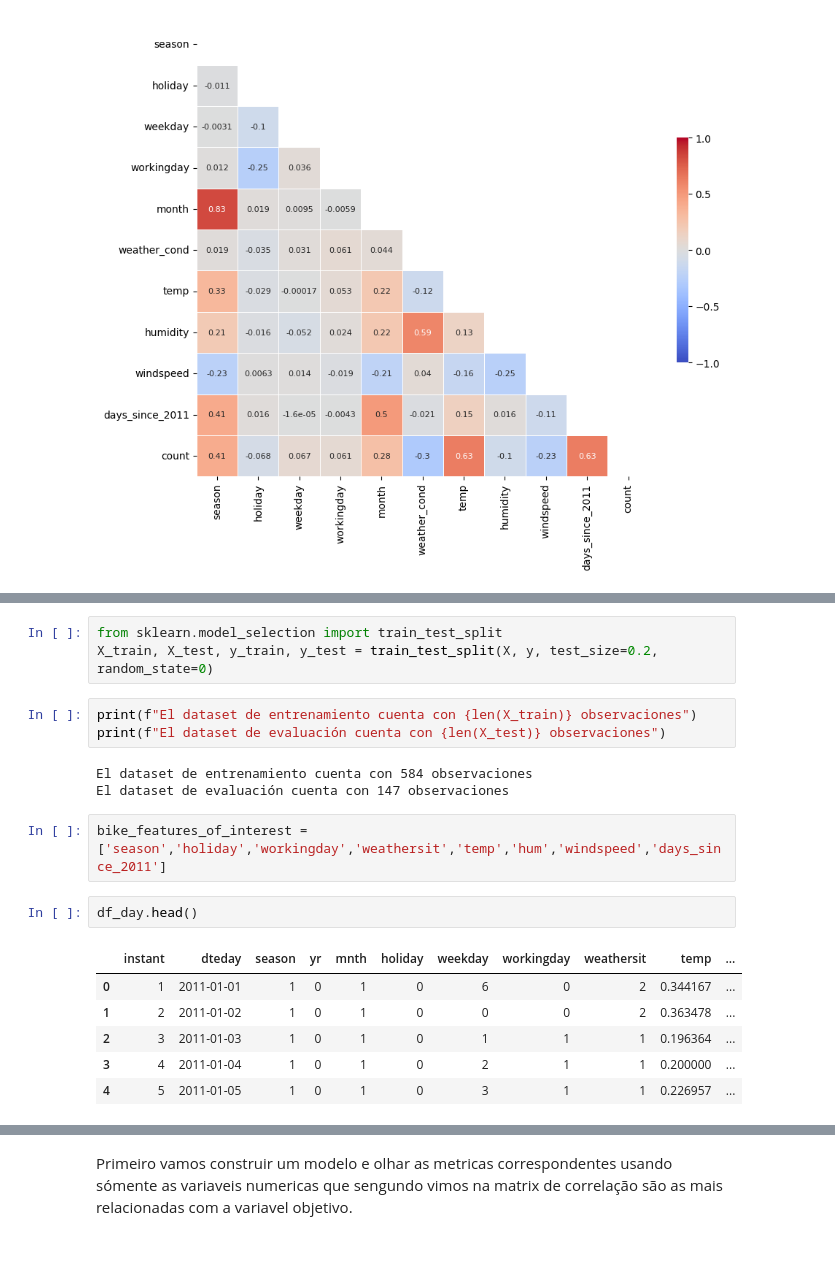
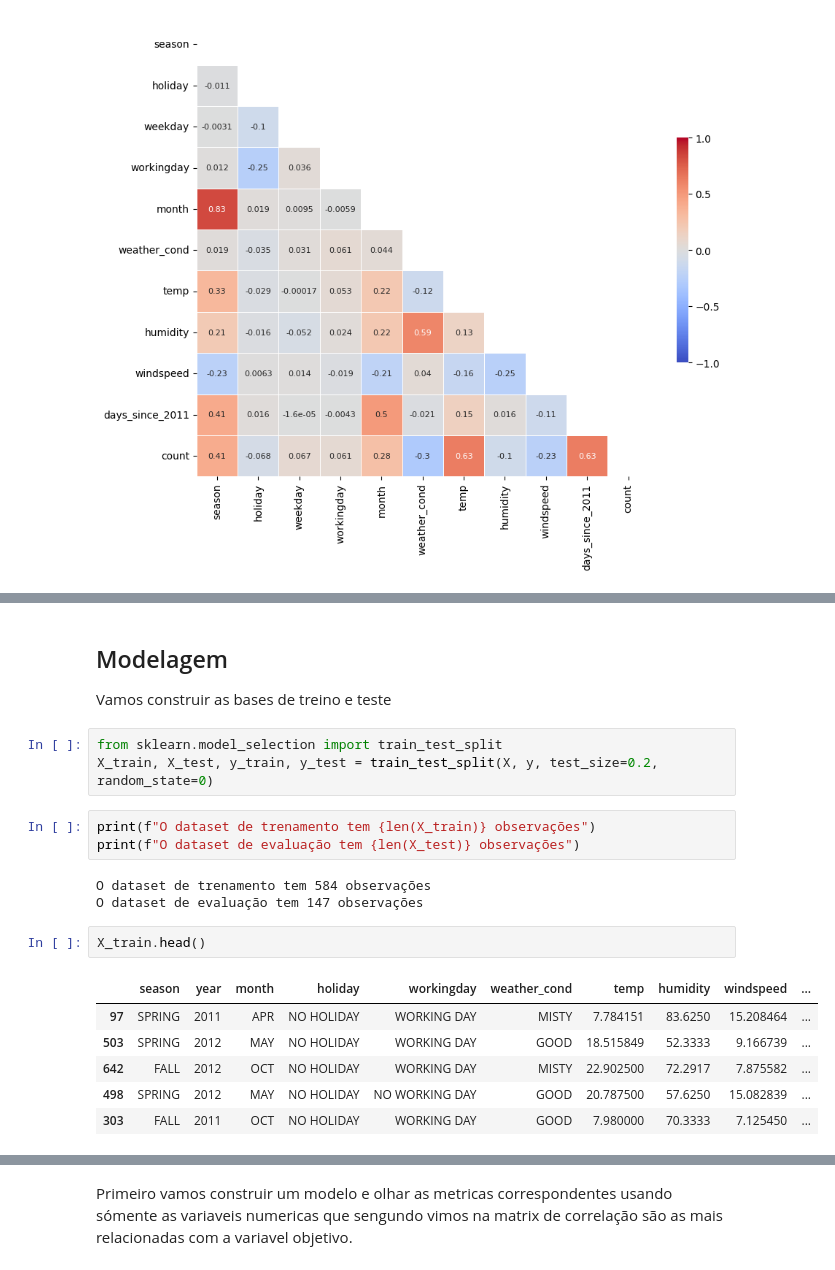
Before and after one commit to Diegorugev/modelos-interpretables, a Jupyter notebook: Linear_bike_int.ipynb, the cells around one changed output, grey strips where cells are left out. Saved outputs shown, nothing was run; the diff lists cells and outputs as text.

```diff
--- a/Linear_bike_int.ipynb
+++ b/Linear_bike_int.ipynb
@@ -184,20 +222,22 @@ sns.set_style({'xtick.bottom': True}, {'ytick.left': True})
+# %% [markdown]
+## Modelagem
+
+Vamos construir as bases de treino e teste
 # %%
 from sklearn.model_selection import train_test_split
 X_train, X_test, y_train, y_test = train_test_split(X, y, test_size=0.2, random_state=0)
 # %%
-print(f"El dataset de entrenamiento cuenta con {len(X_train)} observaciones")
-print(f"El dataset de evaluación cuenta con {len(X_test)} observaciones")
+print(f"O dataset de trenamento tem {len(X_train)} observações")
+print(f"O dataset de evaluação tem {len(X_test)} observações")
 # %% [output]
-El dataset de entrenamiento cuenta con 584 observaciones
-El dataset de evaluación cuenta con 147 observaciones
+O dataset de trenamento tem 584 observações
+O dataset de evaluação tem 147 observações
-# %%
-bike_features_of_interest =['season','holiday','workingday','weathersit','temp','hum','windspeed','days_since_2011']
 # %%
-df_day.head()
+X_train.head()
 # %% [output]
-|  | instant | dteday | season | yr | mnth | holiday | weekday | workingday | weathersit | temp | ... |
-| 0 | 1 | 2011-01-01 | 1 | 0 | 1 | 0 | 6 | 0 | 2 | 0.344167 | ... |
-| 1 | 2 | 2011-01-02 | 1 | 0 | 1 | 0 | 0 | 0 | 2 | 0.363478 | ... |
-| 2 | 3 | 2011-01-03 | 1 | 0 | 1 | 0 | 1 | 1 | 1 | 0.196364 | ... |
-| 3 | 4 | 2011-01-04 | 1 | 0 | 1 | 0 | 2 | 1 | 1 | 0.200000 | ... |
-| 4 | 5 | 2011-01-05 | 1 | 0 | 1 | 0 | 3 | 1 | 1 | 0.226957 | ... |
+|  | season | year | month | holiday | workingday | weather_cond | temp | humidity | windspeed | ... |
+| 97 | SPRING | 2011 | APR | NO HOLIDAY | WORKING DAY | MISTY | 7.784151 | 83.6250 | 15.208464 | ... |
+| 503 | SPRING | 2012 | MAY | NO HOLIDAY | WORKING DAY | GOOD | 18.515849 | 52.3333 | 9.166739 | ... |
+| 642 | FALL | 2012 | OCT | NO HOLIDAY | WORKING DAY | MISTY | 22.902500 | 72.2917 | 7.875582 | ... |
+| 498 | SPRING | 2012 | MAY | NO HOLIDAY | NO WORKING DAY | GOOD | 20.787500 | 57.6250 | 15.082839 | ... |
+| 303 | FALL | 2011 | OCT | NO HOLIDAY | WORKING DAY | GOOD | 7.980000 | 70.3333 | 7.125450 | ... |
```
Also changed, not shown: parts of 99 cells of this notebook.
